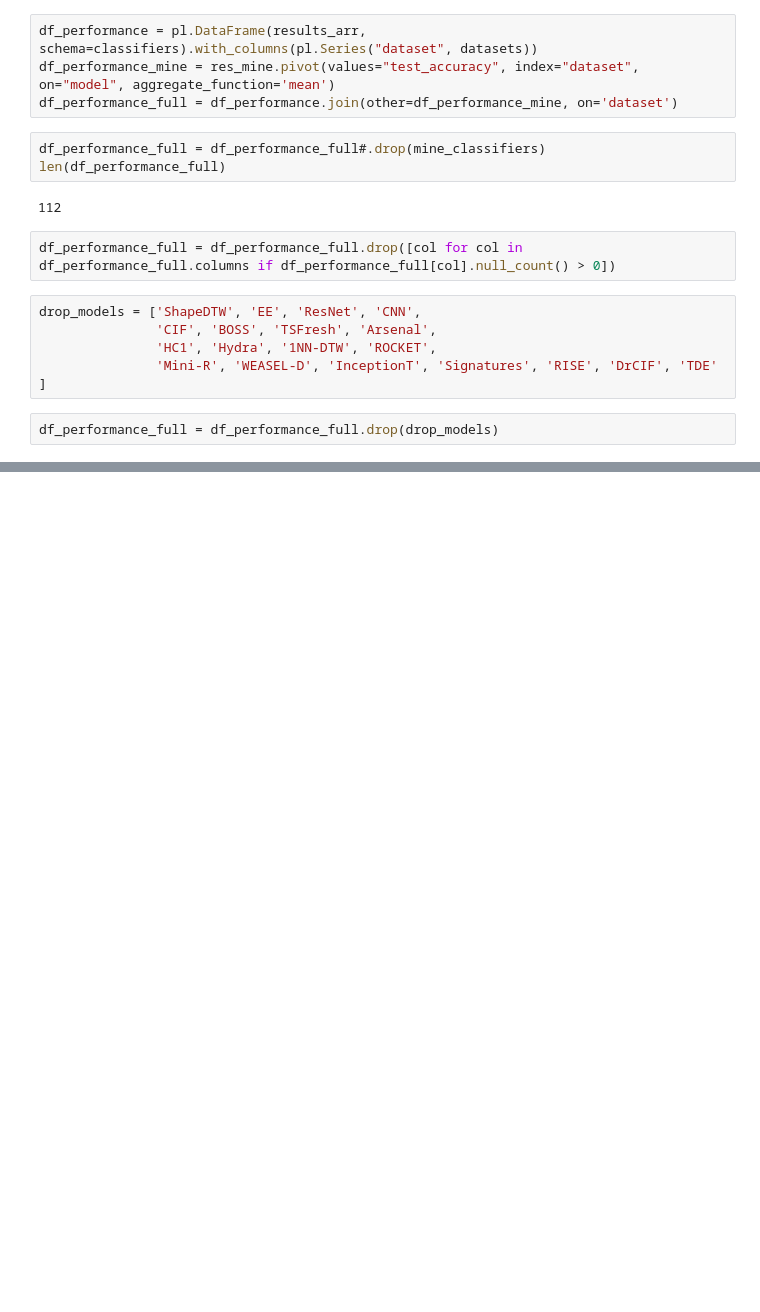
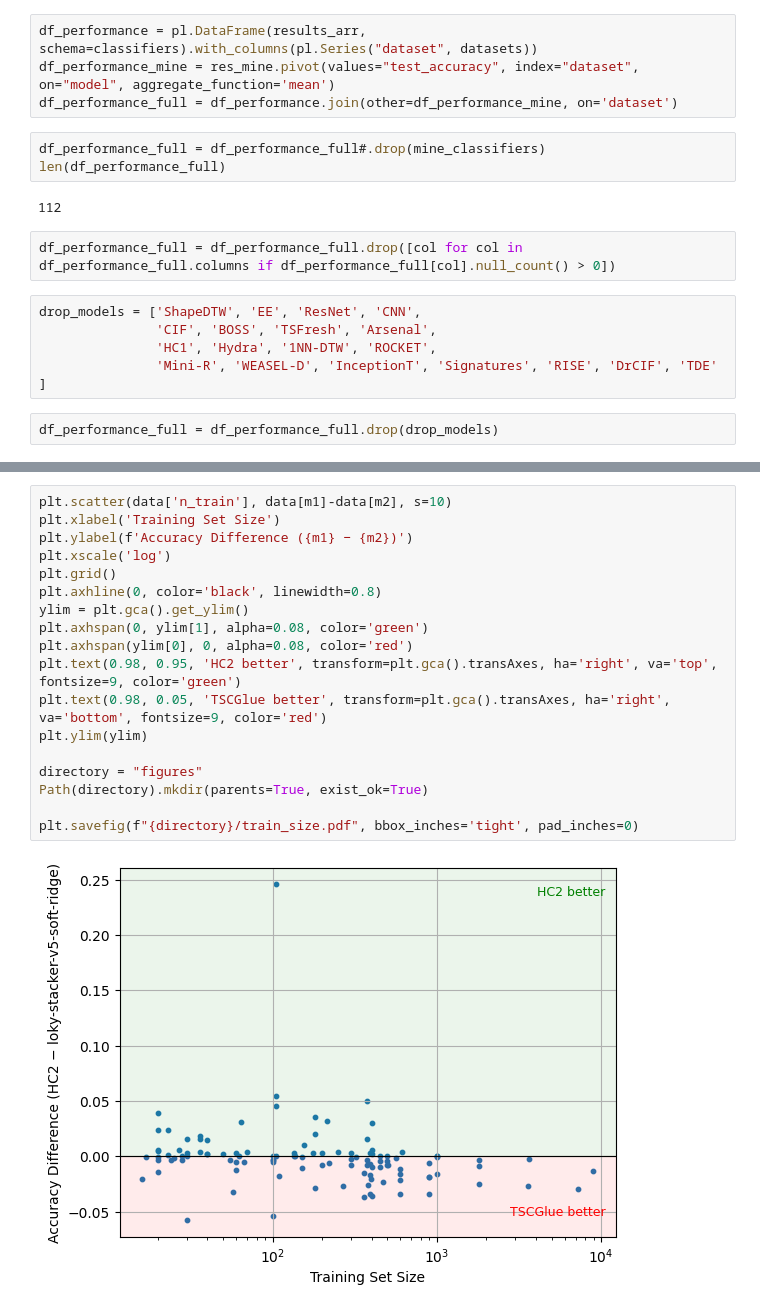
Before and after one commit to gasperpetelin/TSCGlue, a Jupyter notebook: notebooks/bakeoff.ipynb, the cells around one changed output, grey strips where cells are left out. Cells and saved outputs as stored; diff of their text form; blank space fills up the shorter version.

```diff
--- a/notebooks/bakeoff.ipynb
+++ b/notebooks/bakeoff.ipynb
@@ -132,0 +145,20 @@ NameError: name 'univariate' is not defined
+# %%
+plt.scatter(data['n_train'], data[m1]-data[m2], s=10)
+plt.xlabel('Training Set Size')
+plt.ylabel(f'Accuracy Difference ({m1} − {m2})')
+plt.xscale('log')
+plt.grid()
+plt.axhline(0, color='black', linewidth=0.8)
+ylim = plt.gca().get_ylim()
+plt.axhspan(0, ylim[1], alpha=0.08, color='green')
+plt.axhspan(ylim[0], 0, alpha=0.08, color='red')
+plt.text(0.98, 0.95, 'HC2 better', transform=plt.gca().transAxes, ha='right', va='top', fontsize=9, color='green')
+plt.text(0.98, 0.05, 'TSCGlue better', transform=plt.gca().transAxes, ha='right', va='bottom', fontsize=9, color='red')
+plt.ylim(ylim)
+
+directory = "figures"
+Path(directory).mkdir(parents=True, exist_ok=True)
+
+plt.savefig(f"{directory}/train_size.pdf", bbox_inches='tight', pad_inches=0)
+# %% [output]
+[figure, added]
```
Also changed, not shown: parts of 13 cells of this notebook, 6 other files.
